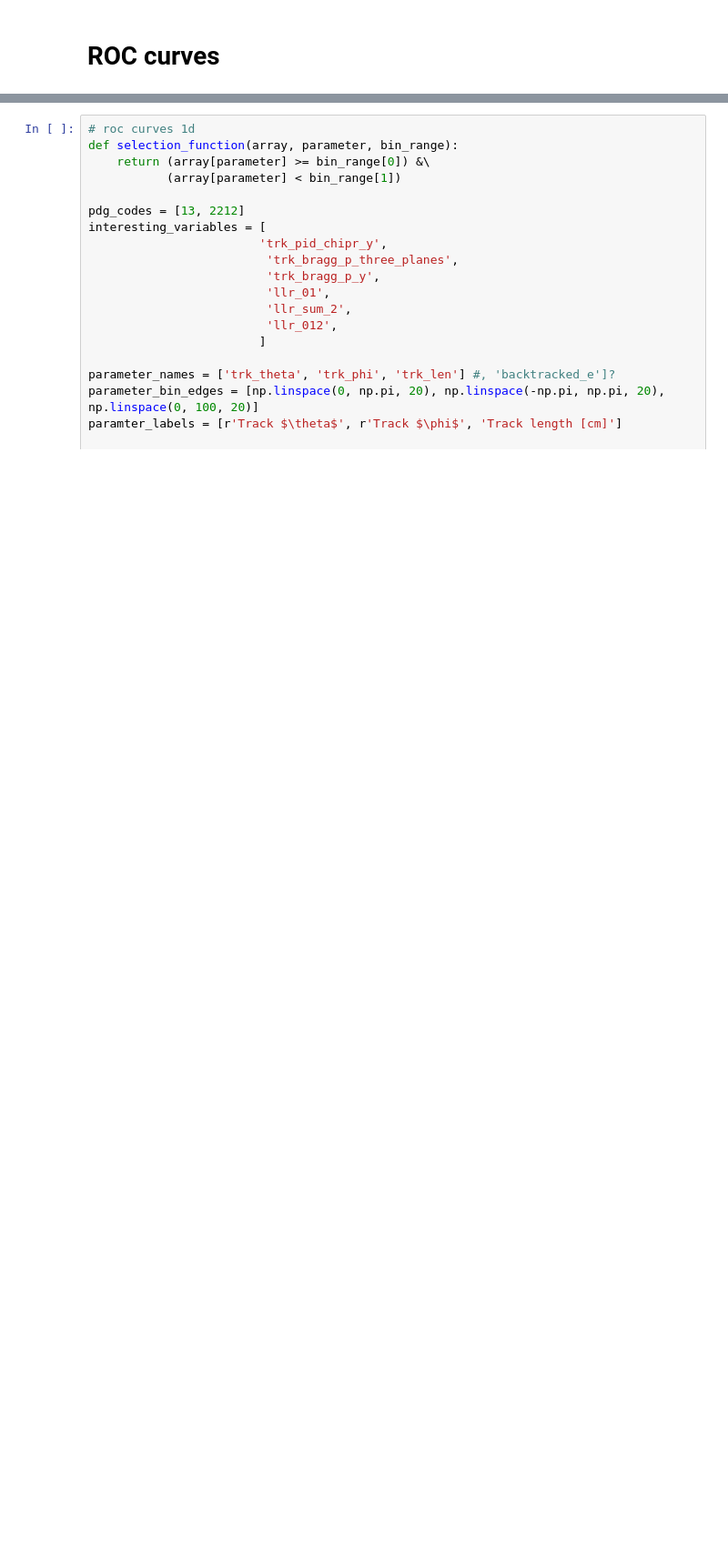
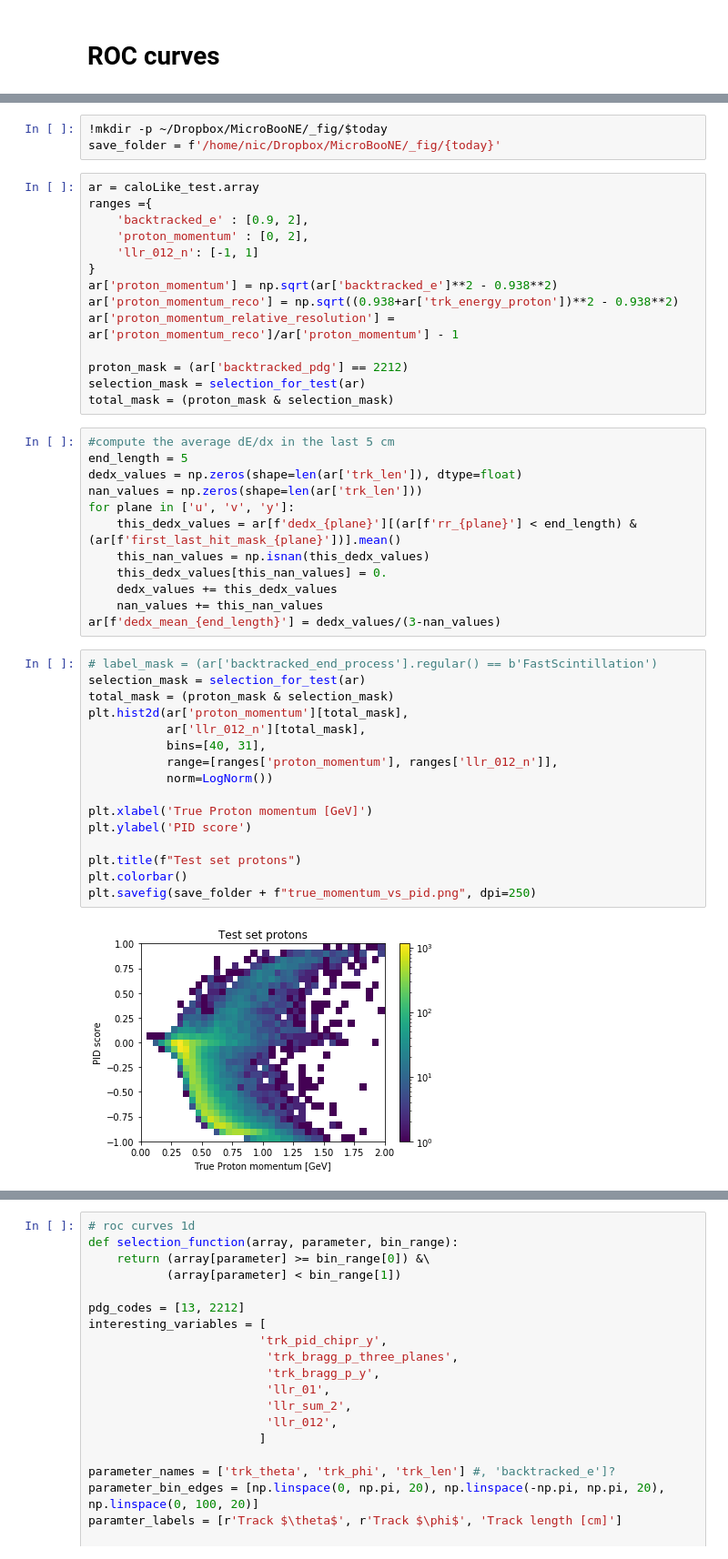
Before and after one commit to nfoppiani/calorimetry_likelihood, a Jupyter notebook: calorimetry_likelihood/calorimetry_likelihood_mc_proton_muon.ipynb, the cells around one changed output, grey strips where cells are left out. Shown: that part at 91% size. Saved outputs shown, nothing was run; the diff lists cells and outputs as text; blank space fills up the shorter version.

```diff
--- a/calorimetry_likelihood/calorimetry_likelihood_mc_proton_muon.ipynb
+++ b/calorimetry_likelihood/calorimetry_likelihood_mc_proton_muon.ipynb
@@ -359,0 +449,47 @@ plt.savefig(save_folder_performance + 'roc_curves.png', dpi=250)
+# %%
+!mkdir -p ~/Dropbox/MicroBooNE/_fig/$today
+save_folder = f'/home/nic/Dropbox/MicroBooNE/_fig/{today}'
+# %%
+ar = caloLike_test.array
+ranges ={
+    'backtracked_e' : [0.9, 2],
+    'proton_momentum' : [0, 2],
+    'llr_012_n': [-1, 1]
+}
+ar['proton_momentum'] = np.sqrt(ar['backtracked_e']**2 - 0.938**2)
+ar['proton_momentum_reco'] = np.sqrt((0.938+ar['trk_energy_proton'])**2 - 0.938**2)
+ar['proton_momentum_relative_resolution'] = ar['proton_momentum_reco']/ar['proton_momentum'] - 1
+
+proton_mask = (ar['backtracked_pdg'] == 2212)
+selection_mask = selection_for_test(ar)
+total_mask = (proton_mask & selection_mask)
+# %%
+#compute the average dE/dx in the last 5 cm
+end_length = 5
+dedx_values = np.zeros(shape=len(ar['trk_len']), dtype=float)
+nan_values = np.zeros(shape=len(ar['trk_len']))
+for plane in ['u', 'v', 'y']:
+    this_dedx_values = ar[f'dedx_{plane}'][(ar[f'rr_{plane}'] < end_length) & (ar[f'first_last_hit_mask_{plane}'])].mean()
+    this_nan_values = np.isnan(this_dedx_values)
+    this_dedx_values[this_nan_values] = 0.
+    dedx_values += this_dedx_values
+    nan_values += this_nan_values
+ar[f'dedx_mean_{end_length}'] = dedx_values/(3-nan_values)
+# %%
+# label_mask = (ar['backtracked_end_process'].regular() == b'FastScintillation')
+selection_mask = selection_for_test(ar)
+total_mask = (proton_mask & selection_mask)
+plt.hist2d(ar['proton_momentum'][total_mask],
+           ar['llr_012_n'][total_mask],
+           bins=[40, 31],
+           range=[ranges['proton_momentum'], ranges['llr_012_n']],
+           norm=LogNorm())
+
+plt.xlabel('True Proton momentum [GeV]')
+plt.ylabel('PID score')
+
+plt.title(f"Test set protons")
+plt.colorbar()
+plt.savefig(save_folder + f"true_momentum_vs_pid.png", dpi=250)
+# %% [output]
+[figure, added]
```
Also changed, not shown: parts of 47 cells of this notebook, 16 other files.
